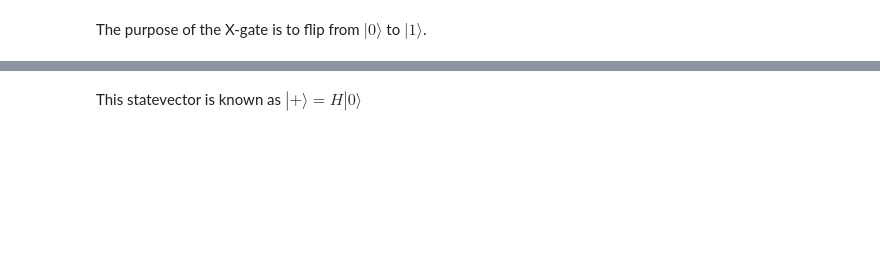
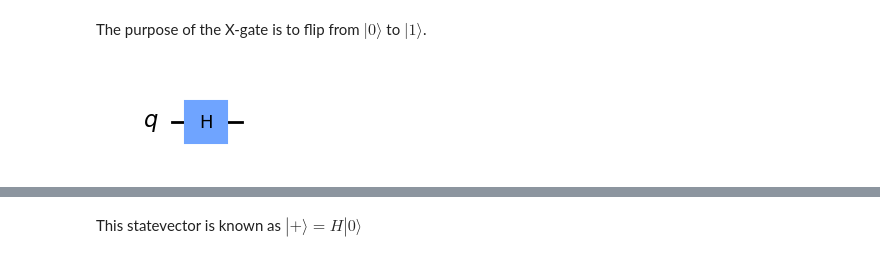
Before and after one commit to myhanna/tutorial_indonesia-apctp-quantum-workshop-2023, a Jupyter notebook: qiskit/Intro.ipynb, the cells around one changed output, grey strips where cells are left out. Cells and saved outputs as stored; diff of their text form; code cells hidden in the pictures; blank space fills up the shorter version.

```diff
--- a/qiskit/Intro.ipynb
+++ b/qiskit/Intro.ipynb
@@ -108,6 +105,8 @@ The purpose of the X-gate is to flip from $|0\rangle$ to $|1\rangle$.
 # %%
 qc3.h(0)
 
-qc3.draw('mpl')
+qc3.draw('mpl', style="clifford")
+# %% [output]
+[figure, added]
 # %%
 statevector(qc3, display_latex=True)
```
Also changed, not shown: parts of 56 cells of this notebook, 1 other file.
